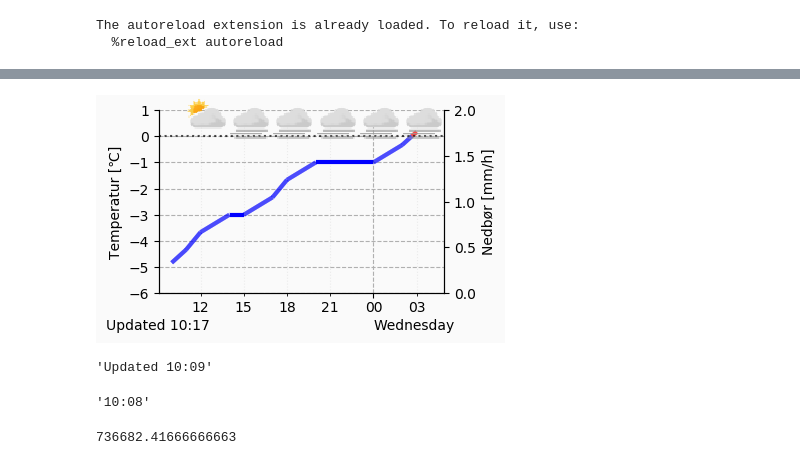
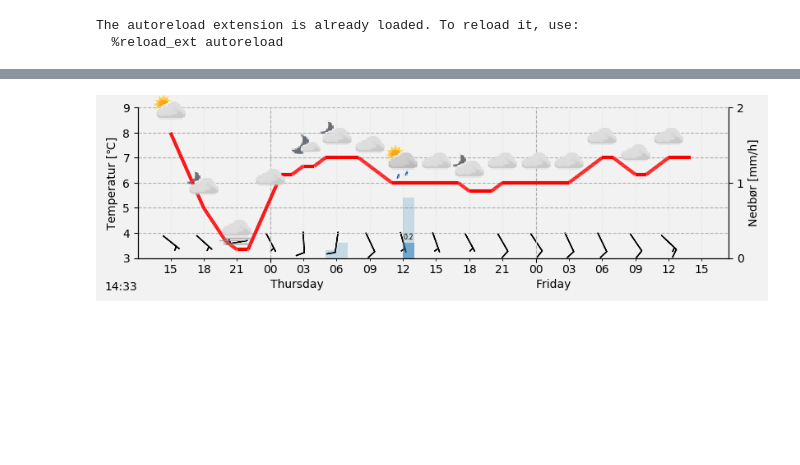
Before and after one commit to marhoy/meteogram, a Jupyter notebook: Meteogram.ipynb, the cells around one changed output, grey strips where cells are left out. Drawn from its saved outputs; the diff is of its cells as text; code cells hidden in the pictures; blank space fills up the shorter version.

```diff
--- a/Meteogram.ipynb
+++ b/Meteogram.ipynb
@@ -11,19 +16,10 @@ The autoreload extension is already loaded. To reload it, use:
+# %%
+fig = meteogram.meteogram(hours=48, size_x=800, place='Norway/Rogaland/Stavanger/Stavanger/')
+ax1, ax2 = fig.get_axes()
+
+fig
+# %% [output]
+[figure, added]
 # %%
-fig = meteogram.meteogram(bgcolor=[.98, .98, .98])
+fig = meteogram.meteogram(hours=200, size_x=800)
 fig
-# %% [output]
-[figure, removed]
-# %%
-import datetime as dt
-s = "Updated " + dt.datetime.now().strftime("%H:%M")
-# %% [output]
-'Updated 10:09'
-# %%
-t.strftime("%H:%M")
-# %% [output]
-'10:08'
-# %%
-df = meteogram.get_weather_data.get_hourly_forecast()
-df['from_mpl'][0]
-# %% [output]
-736682.41666666663
```
Also changed, not shown: parts of 4 cells of this notebook, 1 other file.
